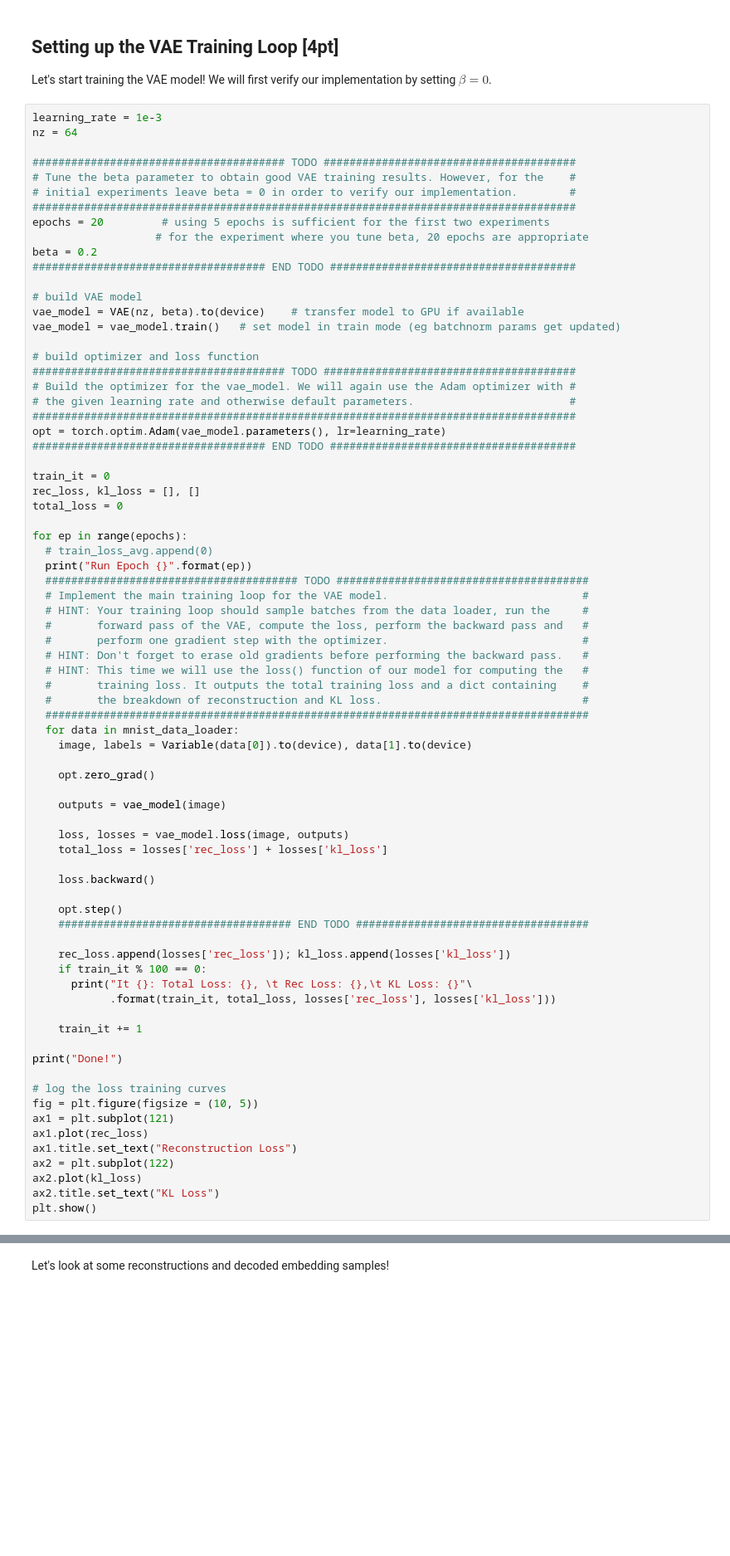
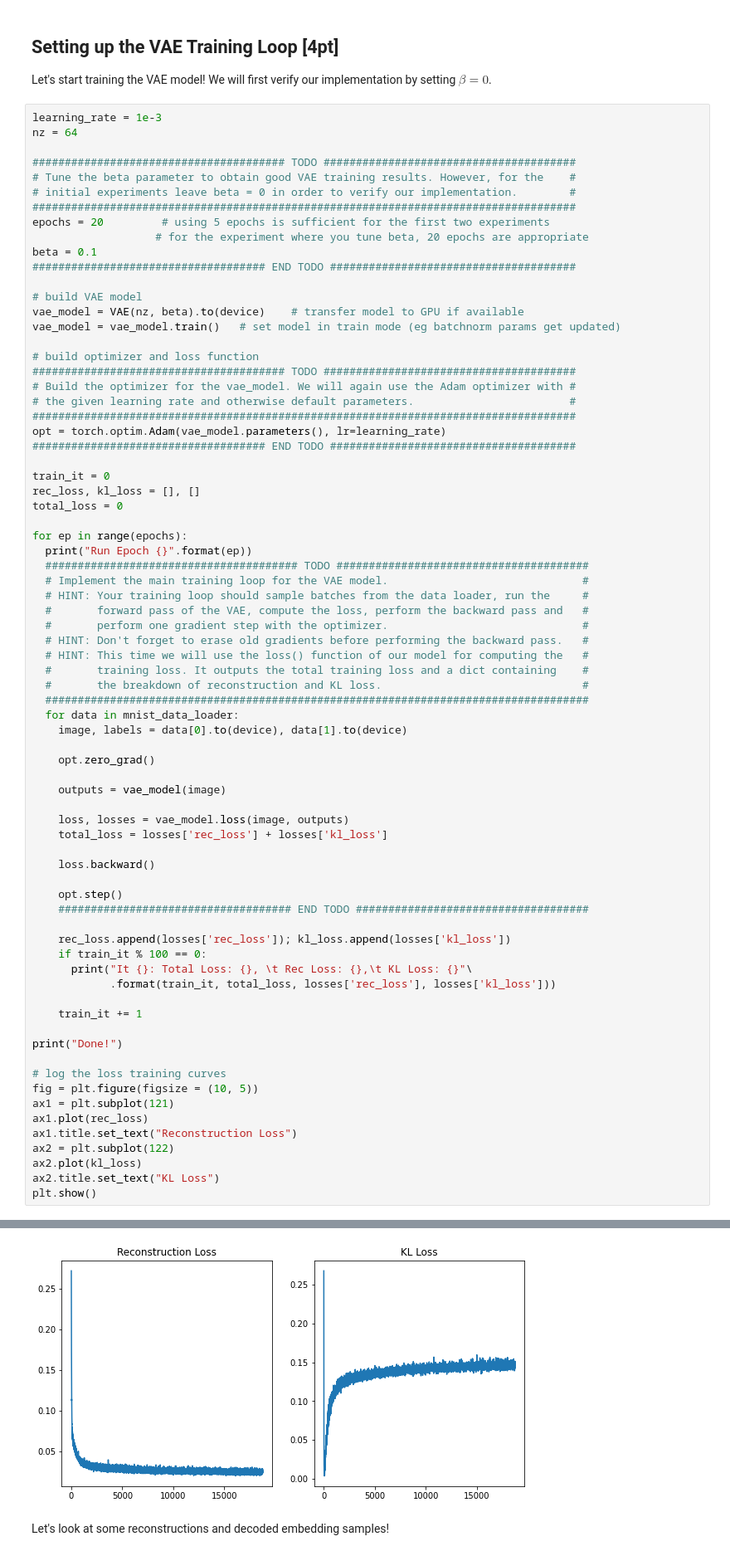
Before and after one commit to angelricardoh/Deep-Learning, a Jupyter notebook: csci-566-assignment2-master/CSCI566_Assignment2_problem_1_VAE.ipynb, the cells around one changed output, grey strips where cells are left out. Shown at 83% size. Drawn from its saved outputs; the diff is of its cells as text; blank space fills up the shorter version.

```diff
--- a/csci-566-assignment2-master/CSCI566_Assignment2_problem_1_VAE.ipynb
+++ b/csci-566-assignment2-master/CSCI566_Assignment2_problem_1_VAE.ipynb
@@ -562,7 +530,7 @@ nz = 64
 ####################################################################################
 epochs = 20         # using 5 epochs is sufficient for the first two experiments
                    # for the experiment where you tune beta, 20 epochs are appropriate
-beta = 0.2
+beta = 0.1
 #################################### END TODO ######################################
 
 # build VAE model
@@ -582,7 +550,6 @@ rec_loss, kl_loss = [], []
 total_loss = 0
 
 for ep in range(epochs):
-  # train_loss_avg.append(0)
   print("Run Epoch {}".format(ep))
   ####################################### TODO #######################################
   # Implement the main training loop for the VAE model.                              #
@@ -595,7 +562,7 @@ for ep in range(epochs):
   #       the breakdown of reconstruction and KL loss.                               #
   ####################################################################################
   for data in mnist_data_loader:
-    image, labels = Variable(data[0]).to(device), data[1].to(device)
+    image, labels = data[0].to(device), data[1].to(device)
 
     opt.zero_grad()
 
@@ -648,3 +615,4 @@ It 7200: Total Loss: 0.08187323808670044,        Rec Loss: 0.05663873255252838,
+[figure, added]
 # %% [markdown]
 Let's look at some reconstructions and decoded embedding samples!
 # %%
```
Also changed, not shown: parts of 14 cells of this notebook, 2 other files.
